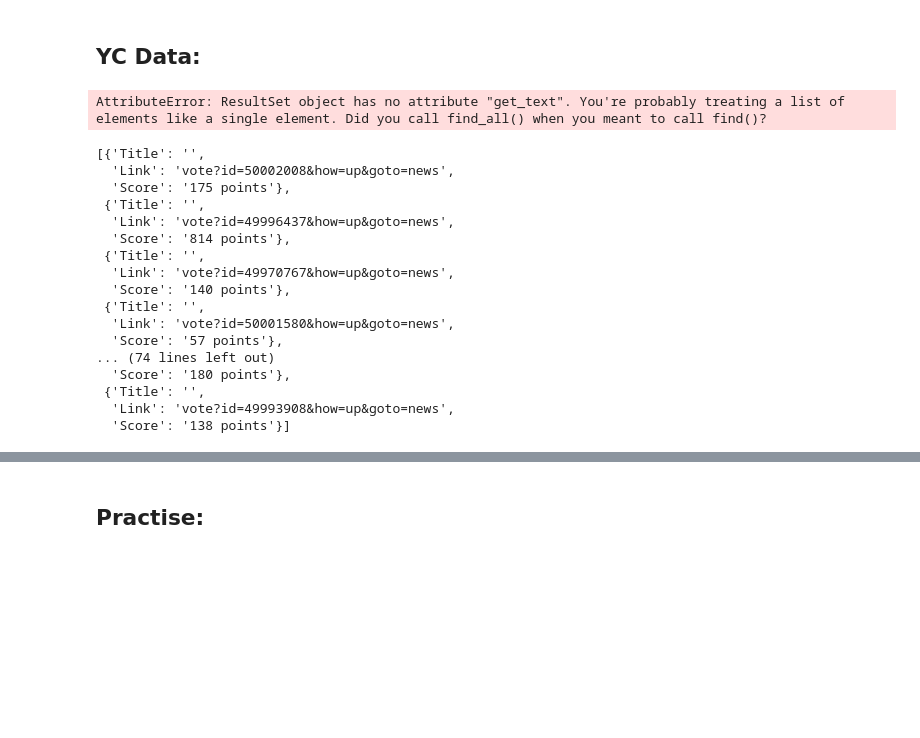
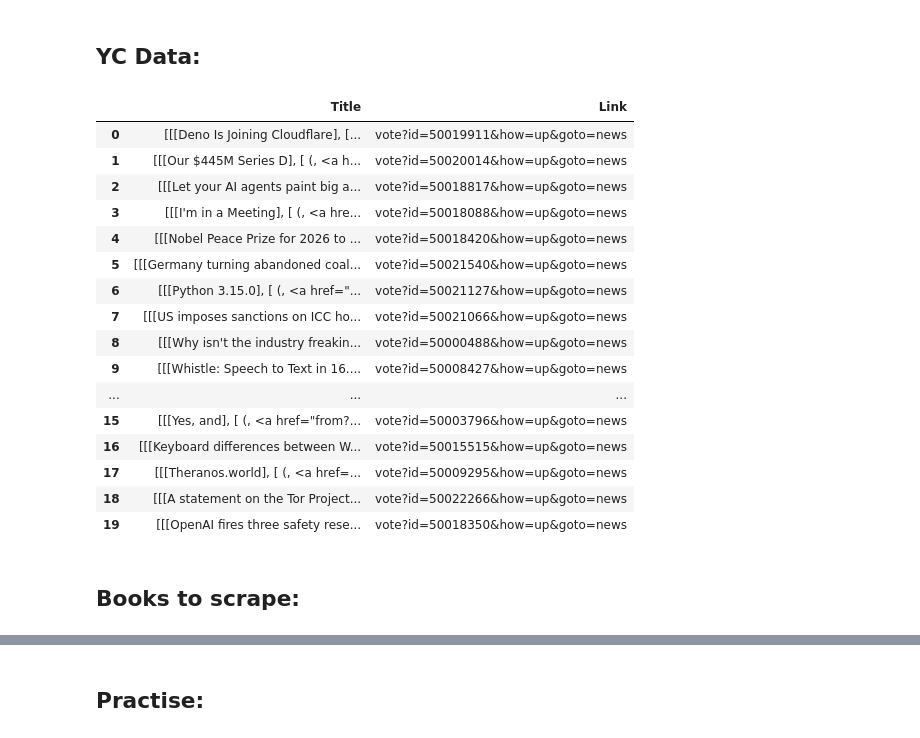
Before and after one commit to RichaGaharwar/Advanced-Python-Web-Api-Scrapping., a Jupyter notebook: Web_Api_&_Scrapping.ipynb, the cells around one changed output, grey strips where cells are left out. Drawn from its saved outputs; the diff is of its cells as text; code cells hidden in the pictures; blank space fills up the shorter version.

```diff
--- a/Web_Api_&_Scrapping.ipynb
+++ b/Web_Api_&_Scrapping.ipynb
@@ -265,34 +270,35 @@ yc = soup.find_all("tr", class_ = "athing")
 for i in yc:
   title_text = i.find_all("span", class_ = "titleline")
   for a in title_text:
-    print(a.get_text(strip=True))
-
-  # title_link = i.find("a")["href"]
+    title = a.get_text(strip=True)
+  title_link = i.find("a")["href"]
   # subtext_row = i.find_next_sibling("tr")
   # score_span = subtext_row.find("span", class_="score") if subtext_row else None
   # score = score_span.text.strip() if score_span else "0 points"
 
-  # data = {"Title" : title_text, "Link" : title_link, "Score" : score}
-  # yc_data.append(data)
+  data = {"Title" : title_text, "Link" : title_link}
+  yc_data.append(data)
-# %% [output]
-AttributeError: ResultSet object has no attribute "get_text". You're probably treating a list of elements like a single element. Did you call find_all() when you meant to call find()?
-# %%
-yc_data
-# %% [output]
-[{'Title': '',
-  'Link': 'vote?id=50002008&how=up&goto=news',
-  'Score': '175 points'},
- {'Title': '',
-  'Link': 'vote?id=49996437&how=up&goto=news',
-  'Score': '814 points'},
- {'Title': '',
-  'Link': 'vote?id=49970767&how=up&goto=news',
-  'Score': '140 points'},
- {'Title': '',
-  'Link': 'vote?id=50001580&how=up&goto=news',
-  'Score': '57 points'},
-... (74 lines left out)
-  'Score': '180 points'},
- {'Title': '',
-  'Link': 'vote?id=49993908&how=up&goto=news',
-  'Score': '138 points'}]
+# %%
+yc_news = pd.DataFrame(yc_data)
+yc_news.to_csv("yc_news.csvc")
+yc_news.head(20)
+# %% [output]
+|  | Title | Link |
+| 0 | [[[Deno Is Joining Cloudflare], [... | vote?id=50019911&how=up&goto=news |
+| 1 | [[[Our $445M Series D], [ (, <a h... | vote?id=50020014&how=up&goto=news |
+| 2 | [[[Let your AI agents paint big a... | vote?id=50018817&how=up&goto=news |
+| 3 | [[[I'm in a Meeting], [ (, <a hre... | vote?id=50018088&how=up&goto=news |
+| 4 | [[[Nobel Peace Prize for 2026 to ... | vote?id=50018420&how=up&goto=news |
+| 5 | [[[Germany turning abandoned coal... | vote?id=50021540&how=up&goto=news |
+| 6 | [[[Python 3.15.0], [ (, <a href="... | vote?id=50021127&how=up&goto=news |
+| 7 | [[[US imposes sanctions on ICC ho... | vote?id=50021066&how=up&goto=news |
+| 8 | [[[Why isn't the industry freakin... | vote?id=50000488&how=up&goto=news |
+| 9 | [[[Whistle: Speech to Text in 16.... | vote?id=50008427&how=up&goto=news |
+| ... | ... | ... |
+| 15 | [[[Yes, and], [ (, <a href="from?... | vote?id=50003796&how=up&goto=news |
+| 16 | [[[Keyboard differences between W... | vote?id=50015515&how=up&goto=news |
+| 17 | [[[Theranos.world], [ (, <a href=... | vote?id=50009295&how=up&goto=news |
+| 18 | [[[A statement on the Tor Project... | vote?id=50022266&how=up&goto=news |
+| 19 | [[[OpenAI fires three safety rese... | vote?id=50018350&how=up&goto=news |
+# %% [markdown]
+## **Books to scrape:**
```
Also changed, not shown: parts of 7 cells of this notebook.
